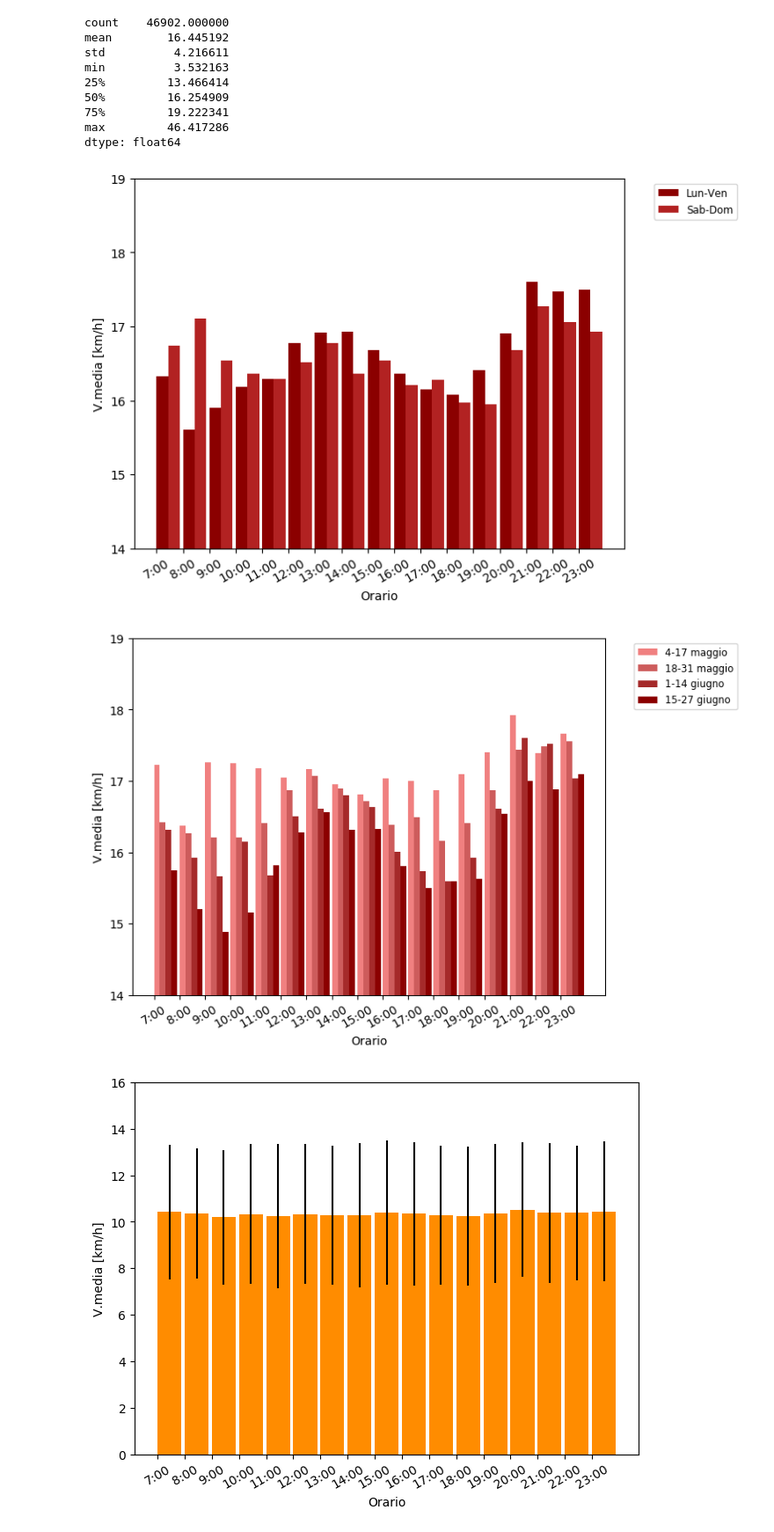
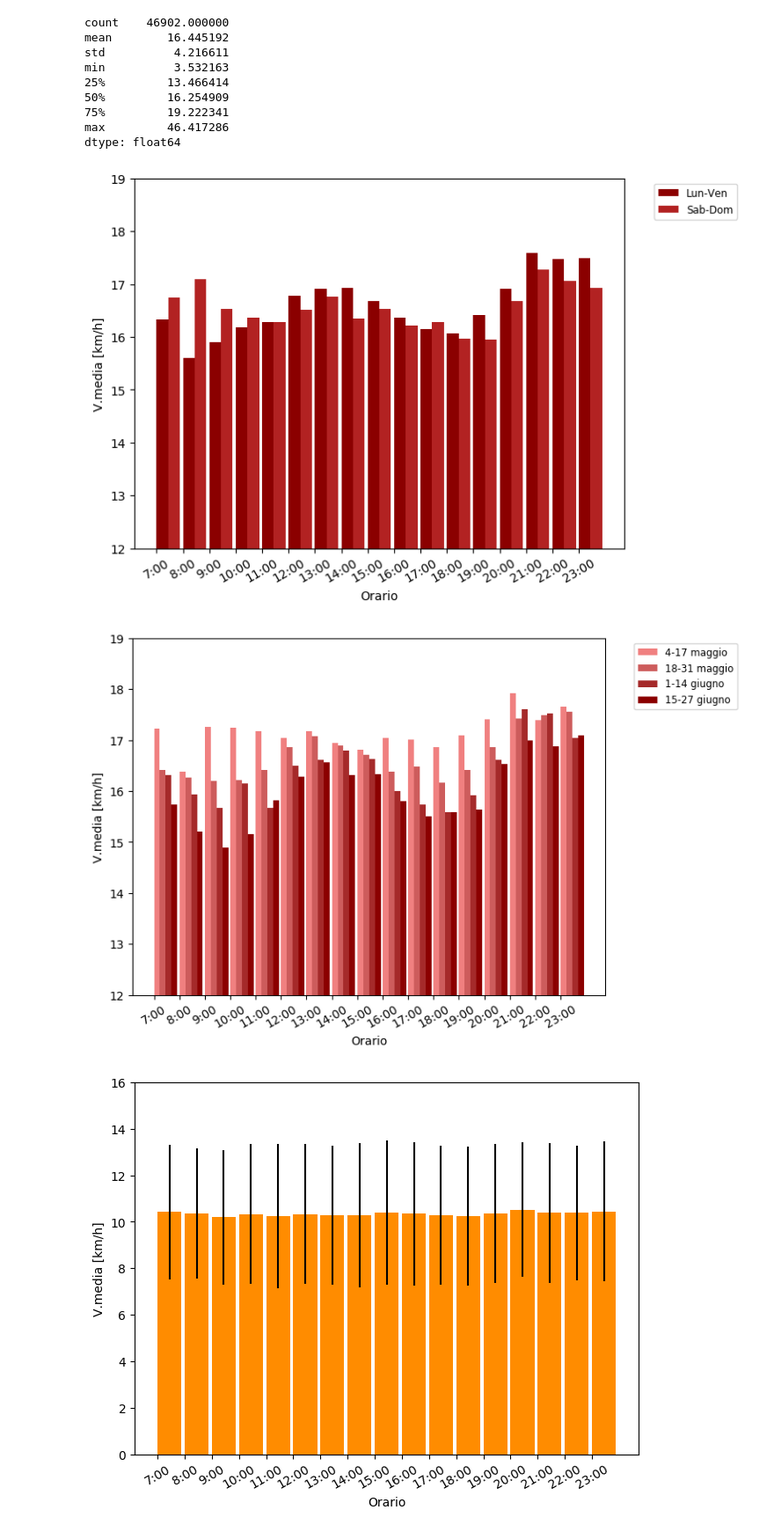
Before and after one commit to mmastrapasqua7/kowalskianalysis, a Jupyter notebook: jupyter/New/2_VariazioneVelocitaMediaOraria.ipynb, the cells around one changed output. Shown at 88% size. Drawn from its saved outputs; the diff is of its cells as text; code cells hidden in the pictures.

```diff
--- a/jupyter/New/2_VariazioneVelocitaMediaOraria.ipynb
+++ b/jupyter/New/2_VariazioneVelocitaMediaOraria.ipynb
@@ -265,42 +265,42 @@ plt.legend(bbox_to_anchor=(1.05, 1), loc='upper left', fontsize='small')
 
 plt.yticks(range(0, 29, 1))
 plt.setp(ax.get_xticklabels(), rotation=30)
-plt.ylim((14, 19))
+plt.ylim((12, 19))
 
 plt.show()
 # %% [output]
-[figure, old version]
+[figure, new version]
 # %%
 tw12 = vmedia_giorno(tragitti[(tragitti['Month'] == 5) & tragitti['Day'].between(4, 17)], 'Enjoy')
 tw34 = vmedia_giorno(tragitti[(tragitti['Month'] == 5) & tragitti['Day'].between(18, 31)], 'Enjoy')
 tw56 = vmedia_giorno(tragitti[(tragitti['Month'] == 6) & tragitti['Day'].between(1, 14)], 'Enjoy')
 tw78 = vmedia_giorno(tragitti[(tragitti['Month'] == 6) & tragitti['Day'].between(15, 27)], 'Enjoy')
 
 ind = np.arange(len(tw12))
 width = 0.23  # the width of the bars
 
 fig, ax = plt.subplots()
 rects1 = ax.bar(ind, tw12, width, label='4-17 maggio', color='lightcoral', align='edge')
 rects2 = ax.bar(ind + width, tw34, width, label='18-31 maggio',  color='indianred', align='edge')
 rects1 = ax.bar(ind + width * 2, tw56, width, label='1-14 giugno', color='brown', align='edge')
 rects2 = ax.bar(ind + width * 3, tw78, width, label='15-27 giugno',  color='darkred', align='edge')
 
 fig.tight_layout()
 
 ax.set_xticks(ind)
 ax.set_xticklabels(myindex)
 
 plt.xlabel('Orario')
 plt.ylabel('V.media [km/h]')
 plt.legend(bbox_to_anchor=(1.05, 1), loc='upper left', fontsize='small')
 
 plt.yticks(range(0, 29, 1))
 plt.setp(ax.get_xticklabels(), rotation=30)
-plt.ylim((14, 19))
+plt.ylim((12, 19))
 
 plt.show()
 # %% [output]
-[figure, old version]
+[figure, new version]
 # %%
 tw_means, tw_std = vmedia_week_list(tragitti, 'Public'), np.round(vstd_giorno(tragitti, 'Public'), 1).tolist()
 
```
Also changed, not shown: parts of 2 cells of this notebook, 14 other files.
